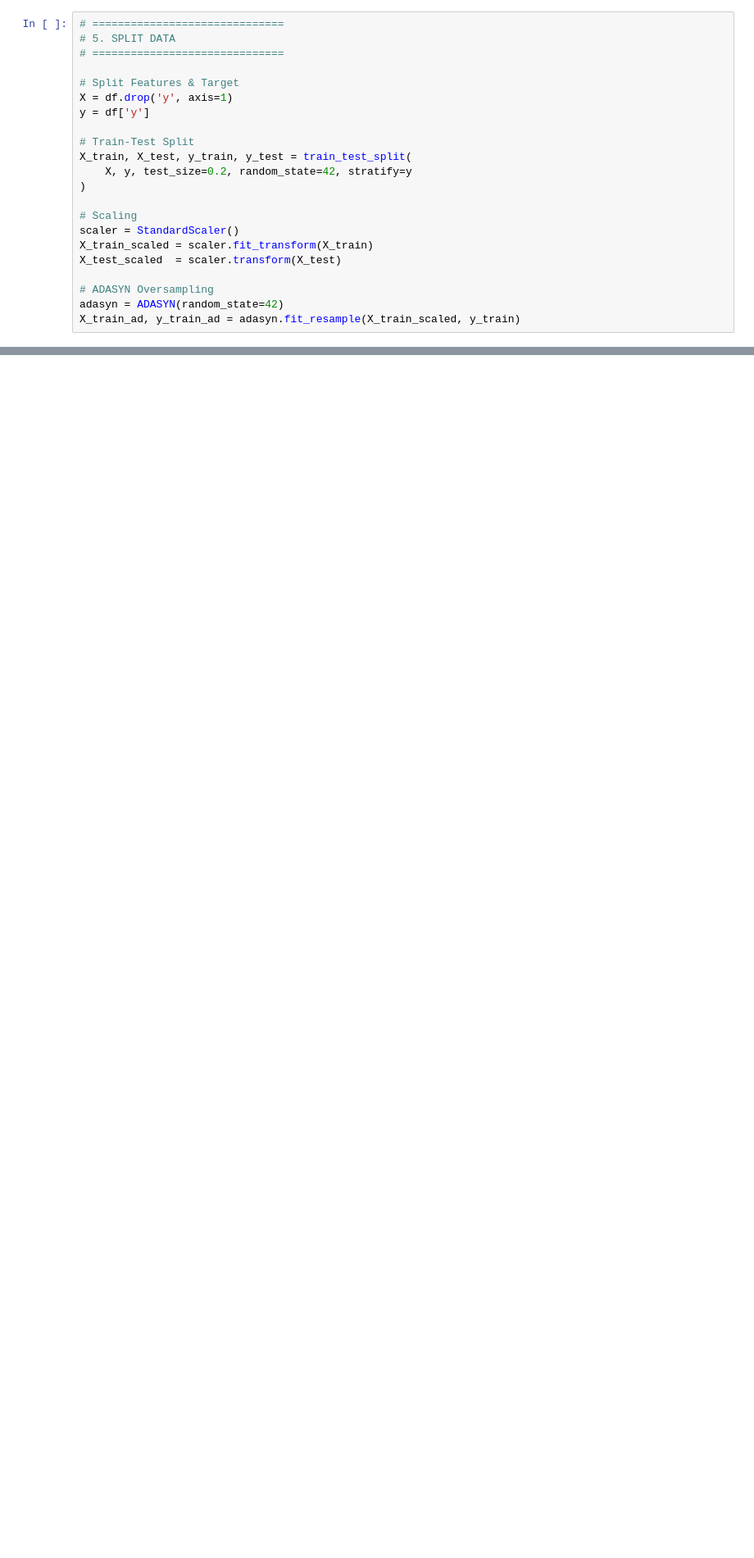
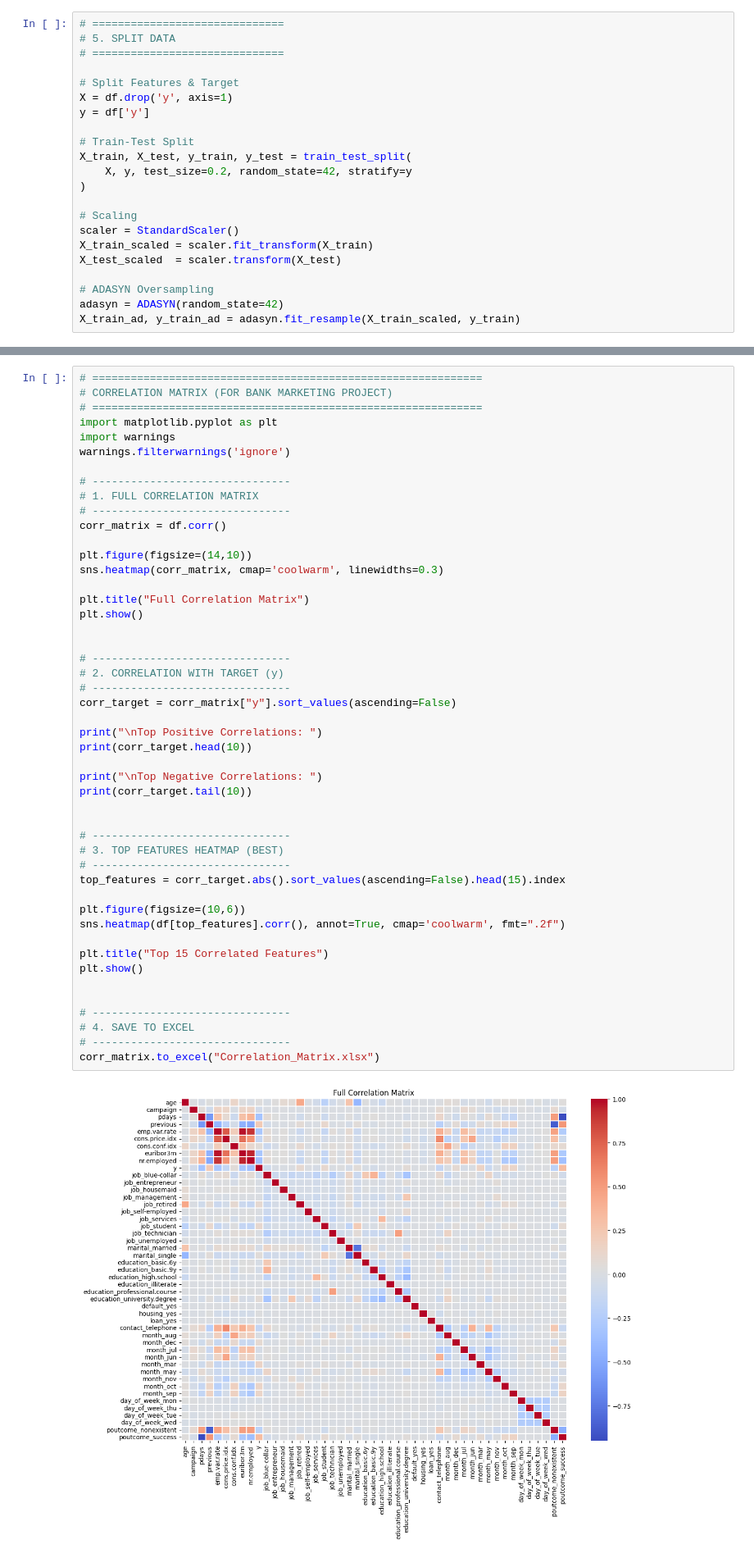
Before and after one commit to sap-tarshi-ghosh/Bank_Marketing_Project_Sk_Kamrej, a Jupyter notebook: Code/BMP_ADASYN_Advance.ipynb, the cells around one changed output, grey strips where cells are left out. Shown at 82% size. Cells and saved outputs as stored; diff of their text form; blank space fills up the shorter version.

```diff
--- a/Code/BMP_ADASYN_Advance.ipynb
+++ b/Code/BMP_ADASYN_Advance.ipynb
@@ -565,0 +774,50 @@ Kappa       : 0.3749
+# %%
+# =============================================================
+# CORRELATION MATRIX (FOR BANK MARKETING PROJECT)
+# =============================================================
+import matplotlib.pyplot as plt
+import warnings
+warnings.filterwarnings('ignore')
+
+# -------------------------------
+# 1. FULL CORRELATION MATRIX
+# -------------------------------
+corr_matrix = df.corr()
+
+plt.figure(figsize=(14,10))
+sns.heatmap(corr_matrix, cmap='coolwarm', linewidths=0.3)
+
+plt.title("Full Correlation Matrix")
+plt.show()
+
+
+# -------------------------------
+# 2. CORRELATION WITH TARGET (y)
+# -------------------------------
+corr_target = corr_matrix["y"].sort_values(ascending=False)
+
+print("\nTop Positive Correlations: ")
+print(corr_target.head(10))
+
+print("\nTop Negative Correlations: ")
+print(corr_target.tail(10))
+
+
+# -------------------------------
+# 3. TOP FEATURES HEATMAP (BEST)
+# -------------------------------
+top_features = corr_target.abs().sort_values(ascending=False).head(15).index
+
+plt.figure(figsize=(10,6))
+sns.heatmap(df[top_features].corr(), annot=True, cmap='coolwarm', fmt=".2f")
+
+plt.title("Top 15 Correlated Features")
+plt.show()
+
+
+# -------------------------------
+# 4. SAVE TO EXCEL
+# -------------------------------
+corr_matrix.to_excel("Correlation_Matrix.xlsx")
+# %% [output]
+[figure, added]
```
Also changed, not shown: parts of 45 cells of this notebook.
